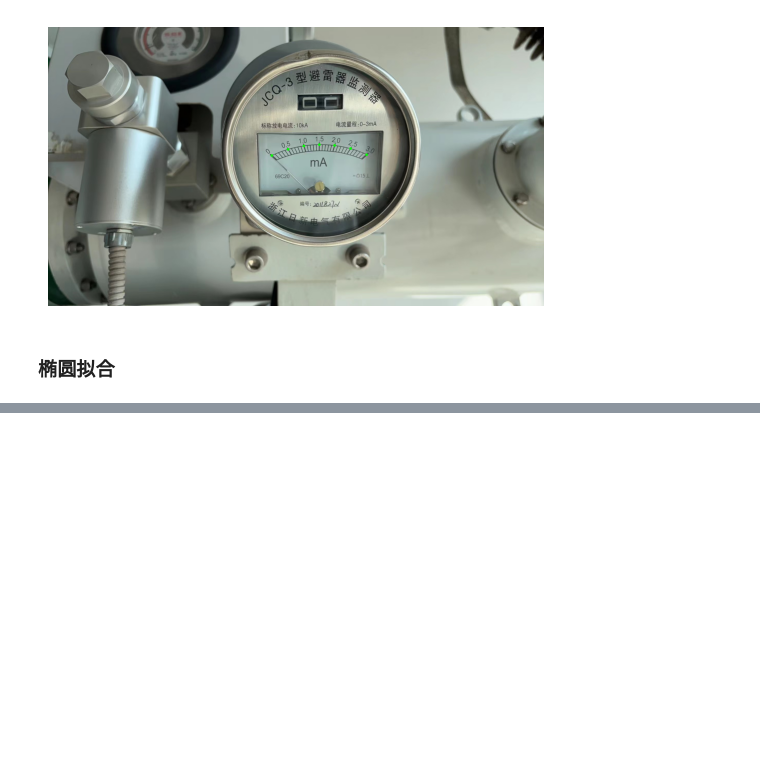
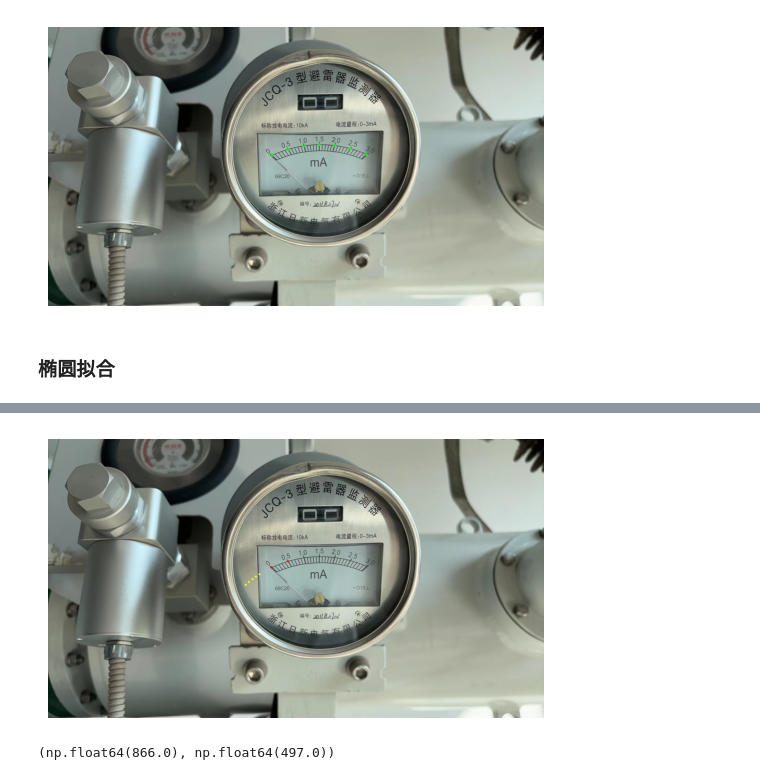
Before and after one commit to aoiJays/ai4clock, a Jupyter notebook: test.ipynb, the cells around one changed output, grey strips where cells are left out. Cells and saved outputs as stored; diff of their text form; code cells hidden in the pictures; blank space fills up the shorter version.

```diff
--- a/test.ipynb
+++ b/test.ipynb
@@ -135,0 +138,31 @@ np.arctan2(y,x)
+# %%
+samples_num = len(x_samples)
+SMALL_POINT = 5
+
+for i in range(1, samples_num):
+
+    s_point_x, s_point_y = x_samples[i - 1], y_samples[i - 1]
+    t_point_x, t_point_y = x_samples[i], y_samples[i]
+
+    # 两个相邻标点不应该超过90度
+    theta_s = np.arctan2(-(s_point_y - y0), -(s_point_x - x0))
+    theta_t = np.arctan2(-(t_point_y - y0), -(t_point_x - x0))
+    if theta_s > theta_t: theta_s += np.pi * 2
+
+    theta_small_point = np.linspace(theta_s, theta_t, SMALL_POINT)
+    x_small, y_small = get_Point_in_ellipse(x0, y0, a_res, b_res, alpha_res, theta_small_point)
+
+    image_with_ellipse_point = image.copy()
+    for (x, y) in zip(x_small, y_small):
+        cv2.circle(image_with_ellipse_point, (int(x), int(y)), 4, (0, 255, 255), -1)  # 绘制绿色实心圆
+
+    cv2.circle(image_with_ellipse_point, (int(x_samples[i-1]), int(y_samples[i-1])), 4, (0, 0, 255), -1)  # 绘制绿色实心圆
+    cv2.circle(image_with_ellipse_point, (int(x_samples[i]), int(y_samples[i])), 4, (0, 0, 255), -1)  # 绘制绿色实心圆
+    show_img(image_with_ellipse_point)
+    break
+# %% [output]
+[figure, added]
+# %%
+x_samples[0], y_samples[0]
+# %% [output]
+(np.float64(866.0), np.float64(497.0))
```
Also changed, not shown: parts of 5 cells of this notebook.
